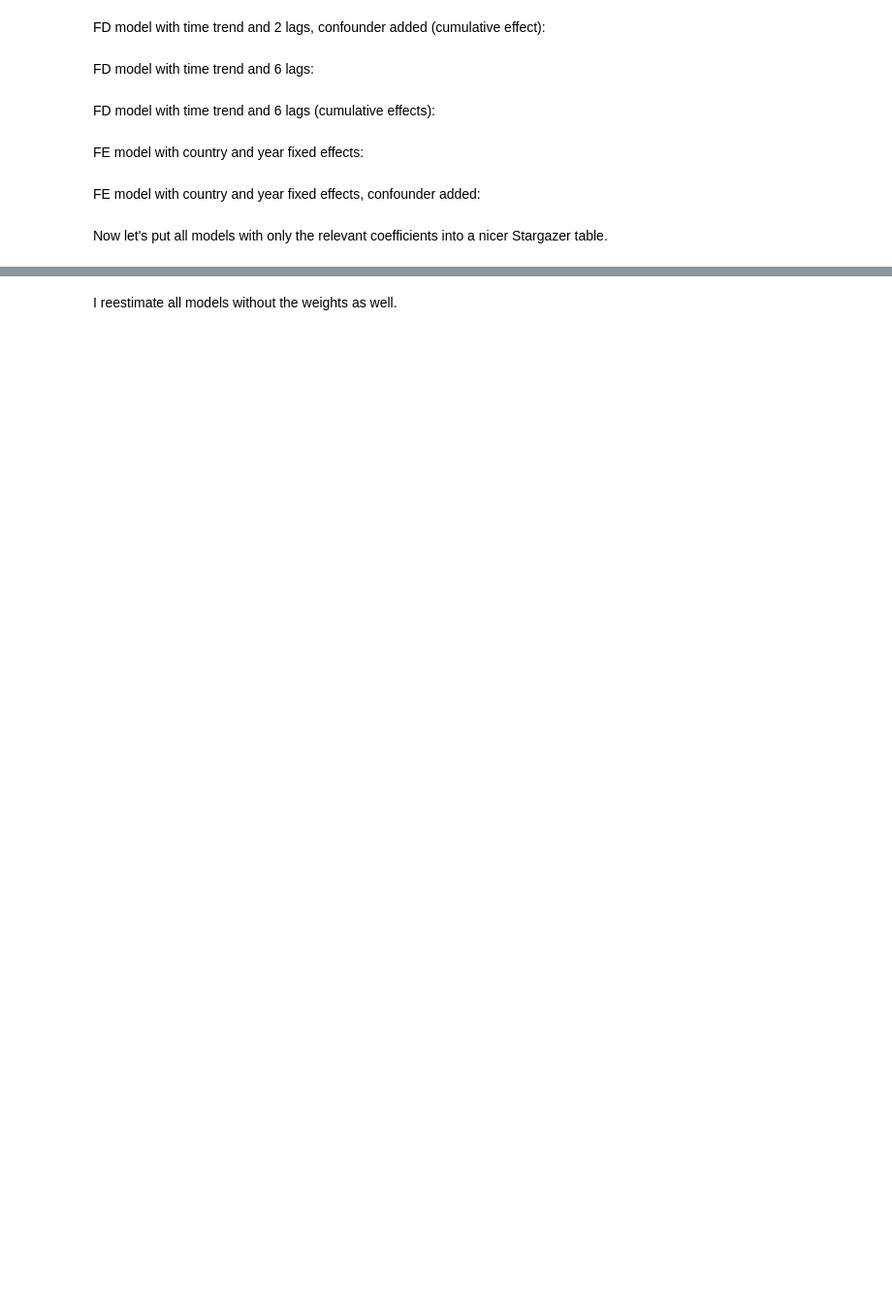
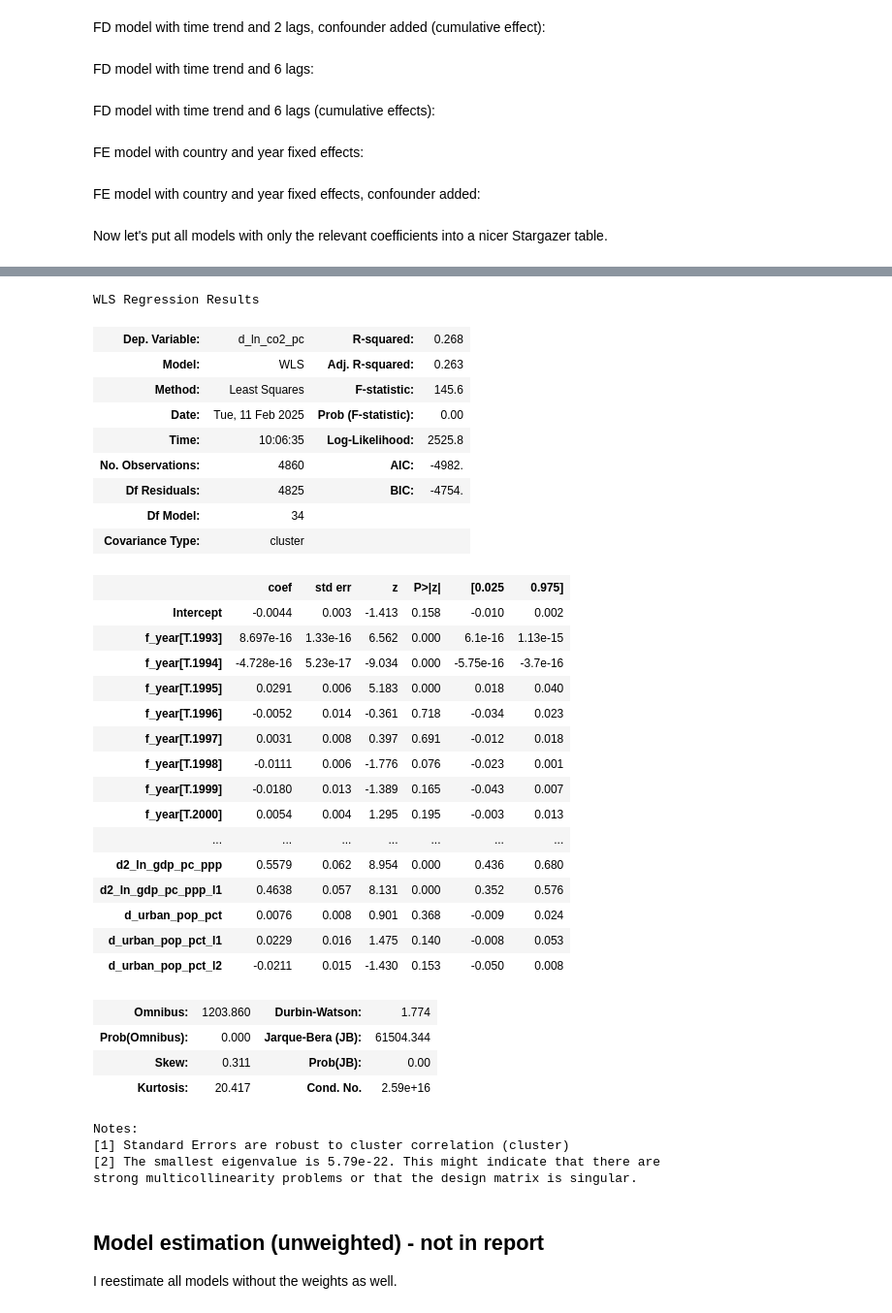
Before and after one commit to marton-nagy-marton/Data-Analysis-4, a Jupyter notebook: Assignment2/MartonNagy_DA4_HA2.ipynb, the cells around one changed output, grey strips where cells are left out. Shown: that part at 97% size. Drawn from its saved outputs; the diff is of its cells as text; code cells hidden in the pictures; blank space fills up the shorter version.

Commit message:
Add final code and report

```diff
--- a/Assignment2/MartonNagy_DA4_HA2.ipynb
+++ b/Assignment2/MartonNagy_DA4_HA2.ipynb
@@ -439,4 +509,50 @@ sg
+# %%
+m = smf.wls('d_ln_co2_pc ~  + d_ln_gdp_pc_ppp_lead1 + d_ln_gdp_pc_ppp_lead2 + d_ln_gdp_pc_ppp_l2 + d2_ln_gdp_pc_ppp + d2_ln_gdp_pc_ppp_l1 + d_urban_pop_pct +\
+d_urban_pop_pct_l1 + d_urban_pop_pct_l2 + f_year', df_work, weights = df_work['pop'])
+m_pta_cumul = m.fit(
+    cov_type="cluster",
+    cov_kwds={"groups": df_work.loc[m.data.row_labels, "c_code"]},
+)
+# %%
+m_pta_cumul.summary()
+# %% [output]
+WLS Regression Results
+| Dep. Variable: | d_ln_co2_pc | R-squared: | 0.268 |
+| Model: | WLS | Adj. R-squared: | 0.263 |
+| Method: | Least Squares | F-statistic: | 145.6 |
+| Date: | Tue, 11 Feb 2025 | Prob (F-statistic): | 0.00 |
+| Time: | 10:06:35 | Log-Likelihood: | 2525.8 |
+| No. Observations: | 4860 | AIC: | -4982. |
+| Df Residuals: | 4825 | BIC: | -4754. |
+| Df Model: | 34 |  |  |
+| Covariance Type: | cluster |  |  |
+|  | coef | std err | z | P>|z| | [0.025 | 0.975] |
+| Intercept | -0.0044 | 0.003 | -1.413 | 0.158 | -0.010 | 0.002 |
+| f_year[T.1993] | 8.697e-16 | 1.33e-16 | 6.562 | 0.000 | 6.1e-16 | 1.13e-15 |
+| f_year[T.1994] | -4.728e-16 | 5.23e-17 | -9.034 | 0.000 | -5.75e-16 | -3.7e-16 |
+| f_year[T.1995] | 0.0291 | 0.006 | 5.183 | 0.000 | 0.018 | 0.040 |
+| f_year[T.1996] | -0.0052 | 0.014 | -0.361 | 0.718 | -0.034 | 0.023 |
+| f_year[T.1997] | 0.0031 | 0.008 | 0.397 | 0.691 | -0.012 | 0.018 |
+| f_year[T.1998] | -0.0111 | 0.006 | -1.776 | 0.076 | -0.023 | 0.001 |
+| f_year[T.1999] | -0.0180 | 0.013 | -1.389 | 0.165 | -0.043 | 0.007 |
+| f_year[T.2000] | 0.0054 | 0.004 | 1.295 | 0.195 | -0.003 | 0.013 |
+| ... | ... | ... | ... | ... | ... | ... |
+| d2_ln_gdp_pc_ppp | 0.5579 | 0.062 | 8.954 | 0.000 | 0.436 | 0.680 |
+| d2_ln_gdp_pc_ppp_l1 | 0.4638 | 0.057 | 8.131 | 0.000 | 0.352 | 0.576 |
+| d_urban_pop_pct | 0.0076 | 0.008 | 0.901 | 0.368 | -0.009 | 0.024 |
+| d_urban_pop_pct_l1 | 0.0229 | 0.016 | 1.475 | 0.140 | -0.008 | 0.053 |
+| d_urban_pop_pct_l2 | -0.0211 | 0.015 | -1.430 | 0.153 | -0.050 | 0.008 |
+| Omnibus: | 1203.860 | Durbin-Watson: | 1.774 |
+| Prob(Omnibus): | 0.000 | Jarque-Bera (JB): | 61504.344 |
+| Skew: | 0.311 | Prob(JB): | 0.00 |
+| Kurtosis: | 20.417 | Cond. No. | 2.59e+16 |
+Notes:
+[1] Standard Errors are robust to cluster correlation (cluster)
+[2] The smallest eigenvalue is 5.79e-22. This might indicate that there are
+strong multicollinearity problems or that the design matrix is singular.
 # %% [markdown]
+## Model estimation (unweighted) - not in report
+
 I reestimate all models without the weights as well.
 # %%
 o_m1 = smf.ols('ln_co2_pc ~ ln_gdp_pc_ppp', data = m1_data).fit(cov_type = 'HC1')
```
Also changed, not shown: parts of 15 cells of this notebook, 2 other files.
